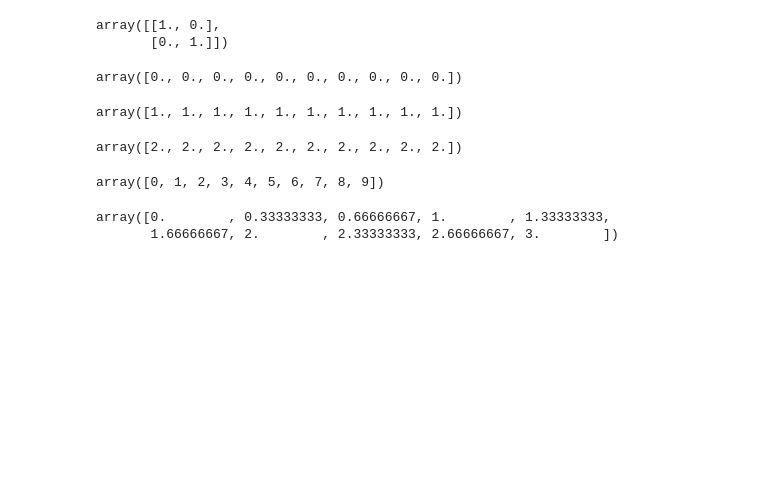
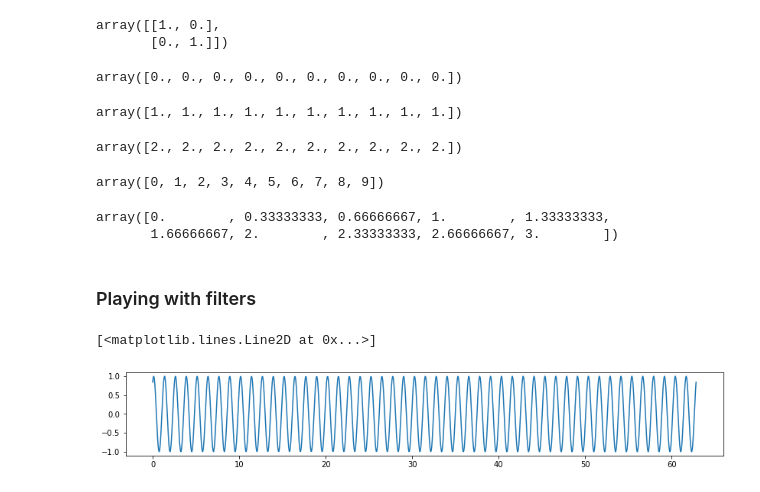
Before and after one commit to rougier/CNCC-2020, a Jupyter notebook: project/My First Notebook.ipynb, the cells around one changed output. Saved outputs shown, nothing was run; the diff lists cells and outputs as text; code cells hidden in the pictures; blank space fills up the shorter version.

Commit message:
Added filter part

```diff
--- a/project/My First Notebook.ipynb
+++ b/project/My First Notebook.ipynb
@@ -90,3 +90,5 @@ np.linspace(0, 3, 10)
 # %% [output]
 array([0.        , 0.33333333, 0.66666667, 1.        , 1.33333333,
        1.66666667, 2.        , 2.33333333, 2.66666667, 3.        ])
+# %% [markdown]
+### Playing with filters
@@ -92,0 +99,12 @@ array([0.        , 0.33333333, 0.66666667, 1.        , 1.33333333,
+# %%
+X = np.linspace(0, 20*np.pi, 1000)
+Y0 = np.sin(5.0*X + 1)
+Y1 = np.sin(1.0*X + 2)
+Y2 = np.sin(0.5*X + 3)
+Y = Y0 + Y1 + Y2
+# %%
+plt.figure(figsize=(14,2))
+plt.plot(X, Y0)
+# %% [output]
+[<matplotlib.lines.Line2D at 0x...>]
+[figure, added]
```
Also changed, not shown: parts of 5 cells of this notebook.
